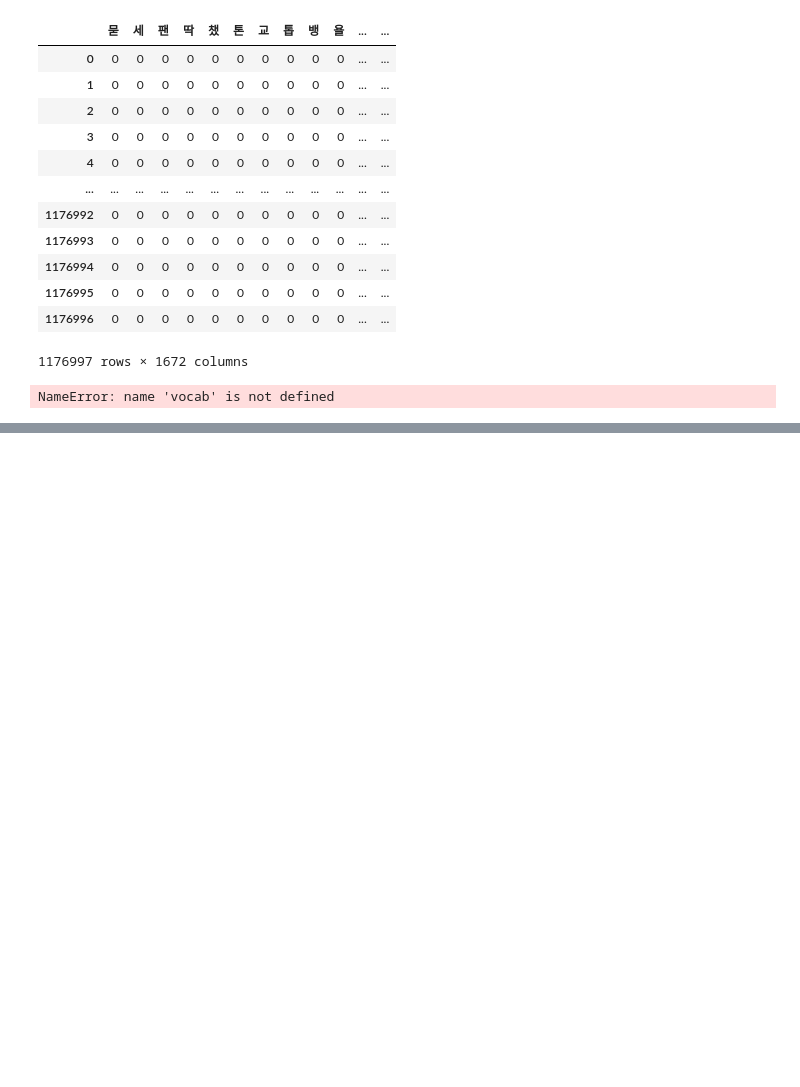
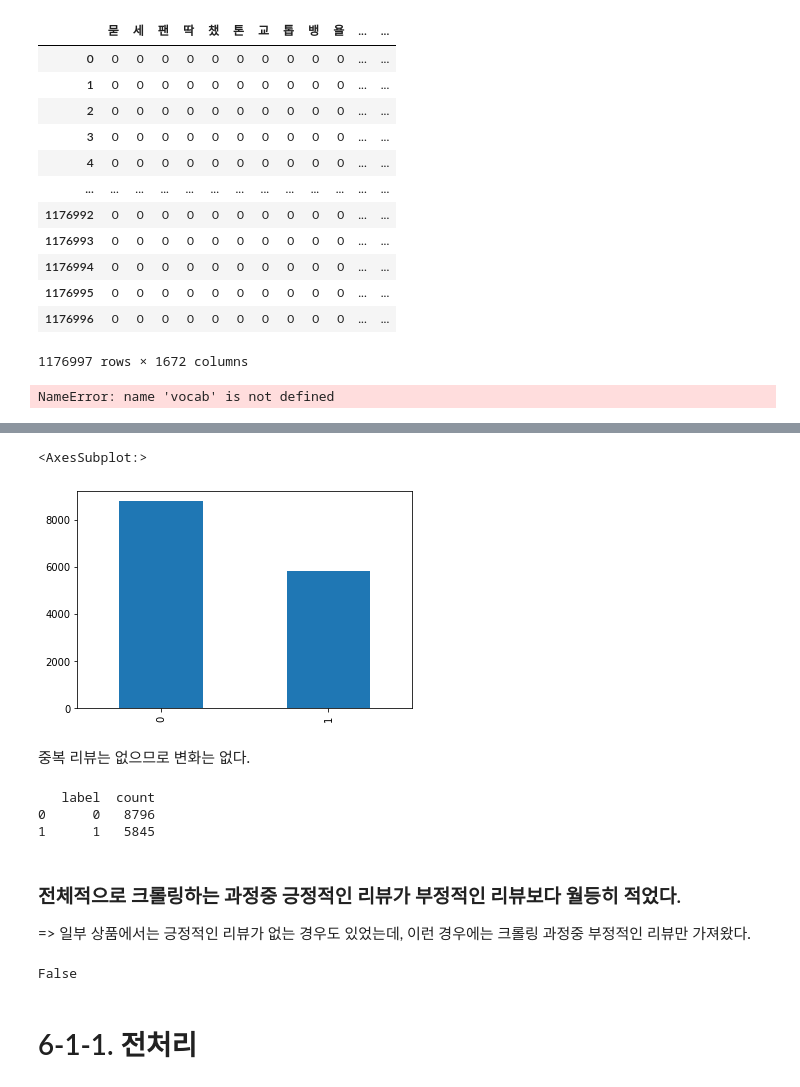
Before and after one commit to Generalleejaemo/Musinsa-Analysis, a Jupyter notebook: Analysis/musinsa.ipynb, the cells around one changed output, grey strips where cells are left out. Saved outputs shown, nothing was run; the diff lists cells and outputs as text; code cells hidden in the pictures; blank space fills up the shorter version.

```diff
--- a/Analysis/musinsa.ipynb
+++ b/Analysis/musinsa.ipynb
@@ -631,0 +769,22 @@ NameError: name 'vocab' is not defined
+# %%
+train['label'].value_counts().plot(kind = 'bar')
+# %% [output]
+<AxesSubplot:>
+[figure, added]
+# %% [markdown]
+중복 리뷰는 없으므로 변화는 없다.
+# %%
+print(train.groupby('label').size().reset_index(name = 'count'))
+# %% [output]
+   label  count
+0      0   8796
+1      1   5845
+# %% [markdown]
+### 전체적으로 크롤링하는 과정중 긍정적인 리뷰가 부정적인 리뷰보다 월등히 적었다.
+=> 일부 상품에서는 긍정적인 리뷰가 없는 경우도 있었는데, 이런 경우에는 크롤링 과정중 부정적인 리뷰만 가져왔다.
+# %%
+print(train.isnull().values.any()) # Null 값이 존재하는지 확인
+# %% [output]
+False
+# %% [markdown]
+# 6-1-1. 전처리
```
Also changed, not shown: parts of 103 cells of this notebook, 8 other files.
